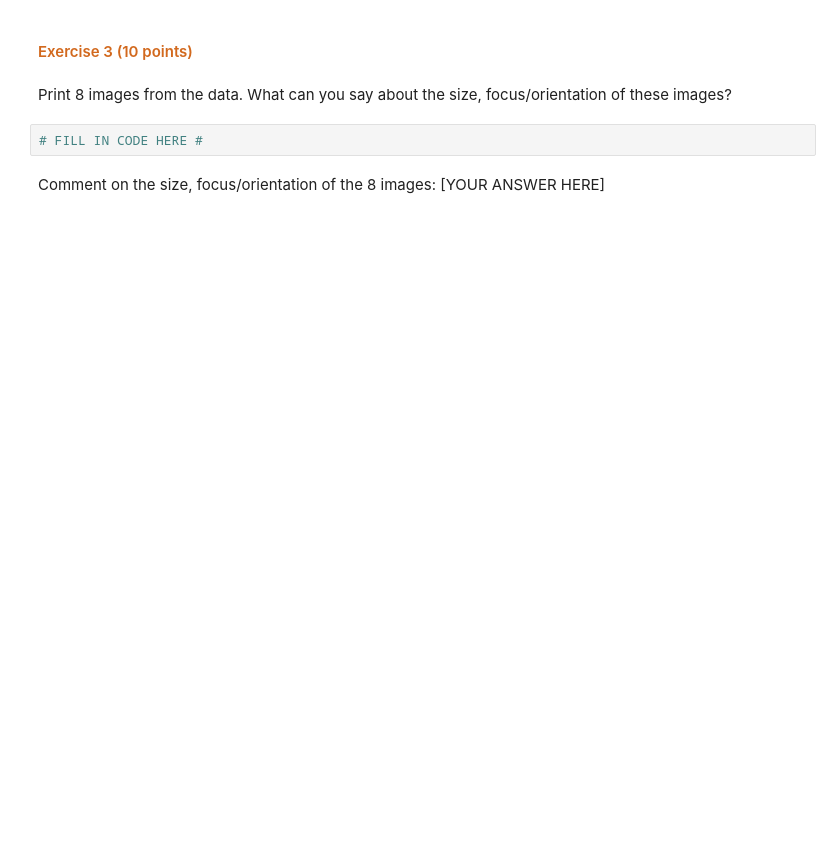
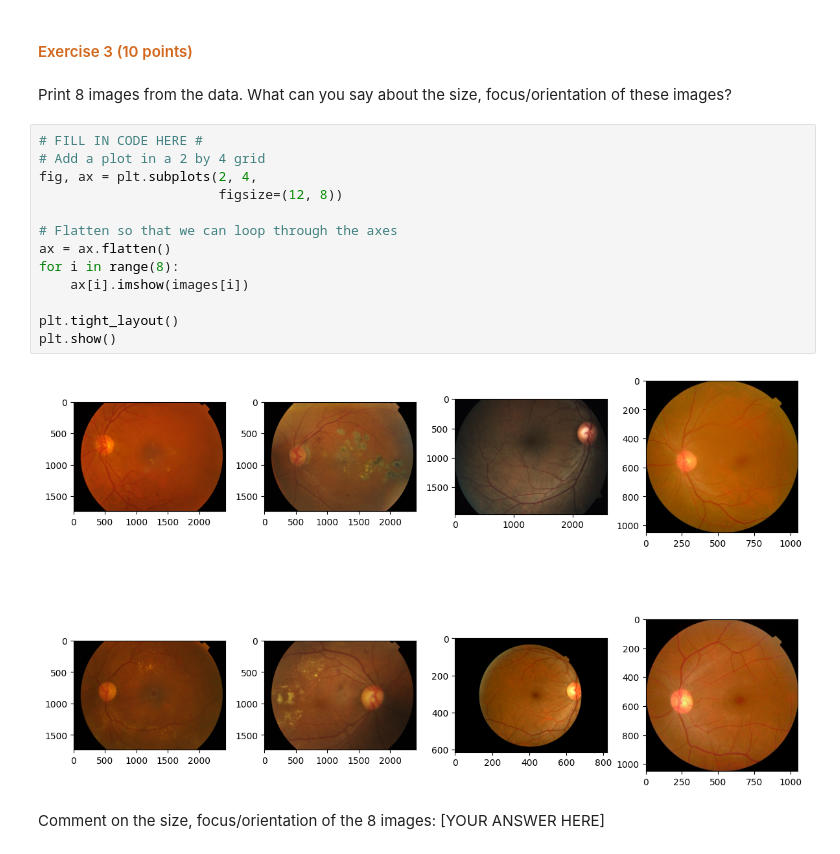
Before and after one commit to dabingougou/207, a Jupyter notebook: week_10/10 CNN.ipynb, the cells around one changed output. Saved outputs shown, nothing was run; the diff lists cells and outputs as text; blank space fills up the shorter version.

```diff
--- a/week_10/10 CNN.ipynb
+++ b/week_10/10 CNN.ipynb
@@ -194,7 +174,20 @@ Comment on class balance: [YOUR ANSWER HERE].
 #### <span style="color:chocolate"> Exercise 3 (10 points) </span>
 # %% [markdown]
 Print 8 images from the data. What can you say about the size, focus/orientation of these images?
-# %%
-# FILL IN CODE HERE #
+# %%
+# FILL IN CODE HERE #
+# Add a plot in a 2 by 4 grid
+fig, ax = plt.subplots(2, 4,
+                       figsize=(12, 8))
+
+# Flatten so that we can loop through the axes
+ax = ax.flatten()
+for i in range(8):
+    ax[i].imshow(images[i])
+
+plt.tight_layout()
+plt.show()
+# %% [output]
+[figure, added]
 # %% [markdown]
 Comment on the size, focus/orientation of the 8 images: [YOUR ANSWER HERE]
```
Also changed, not shown: parts of 27 cells of this notebook.
